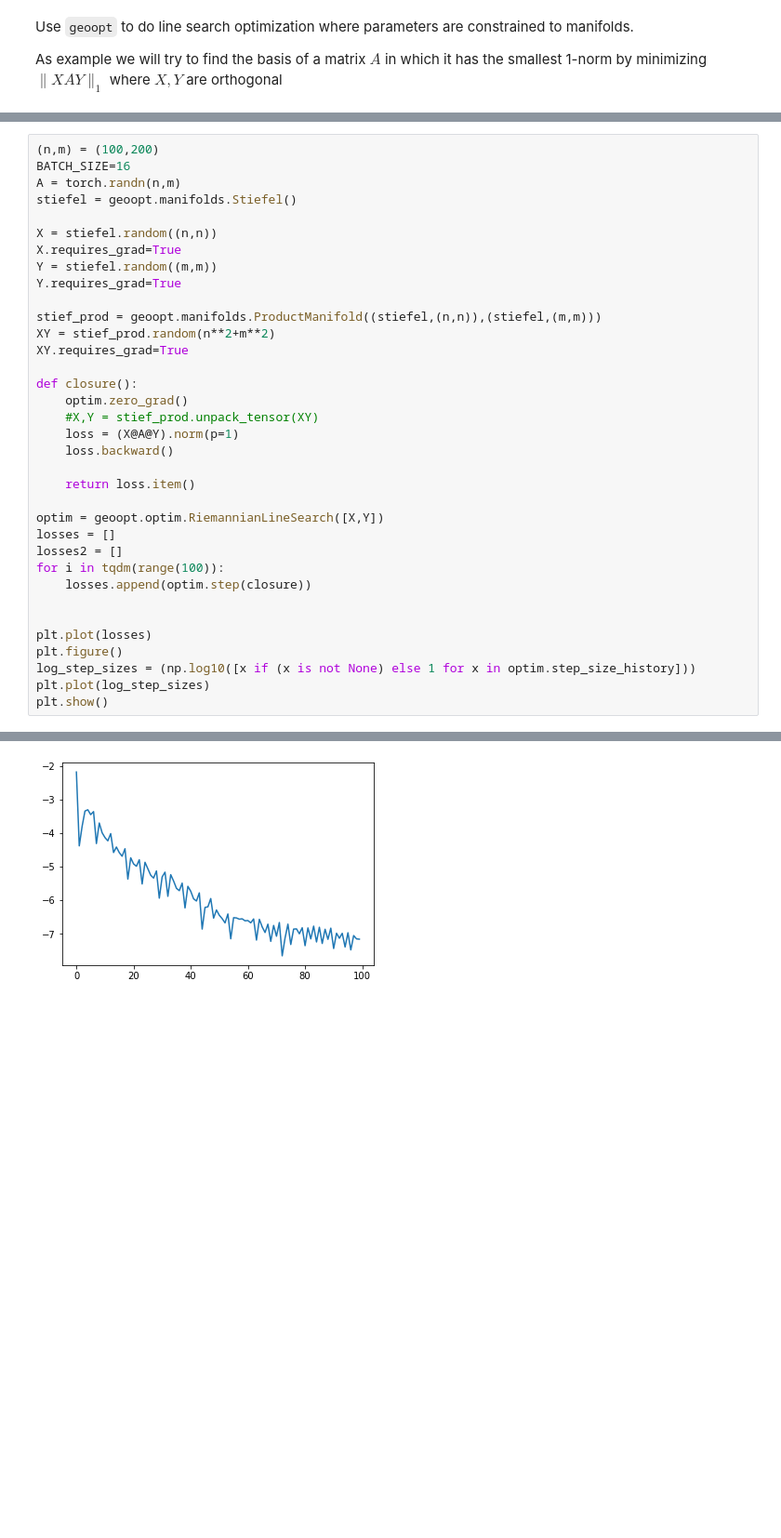
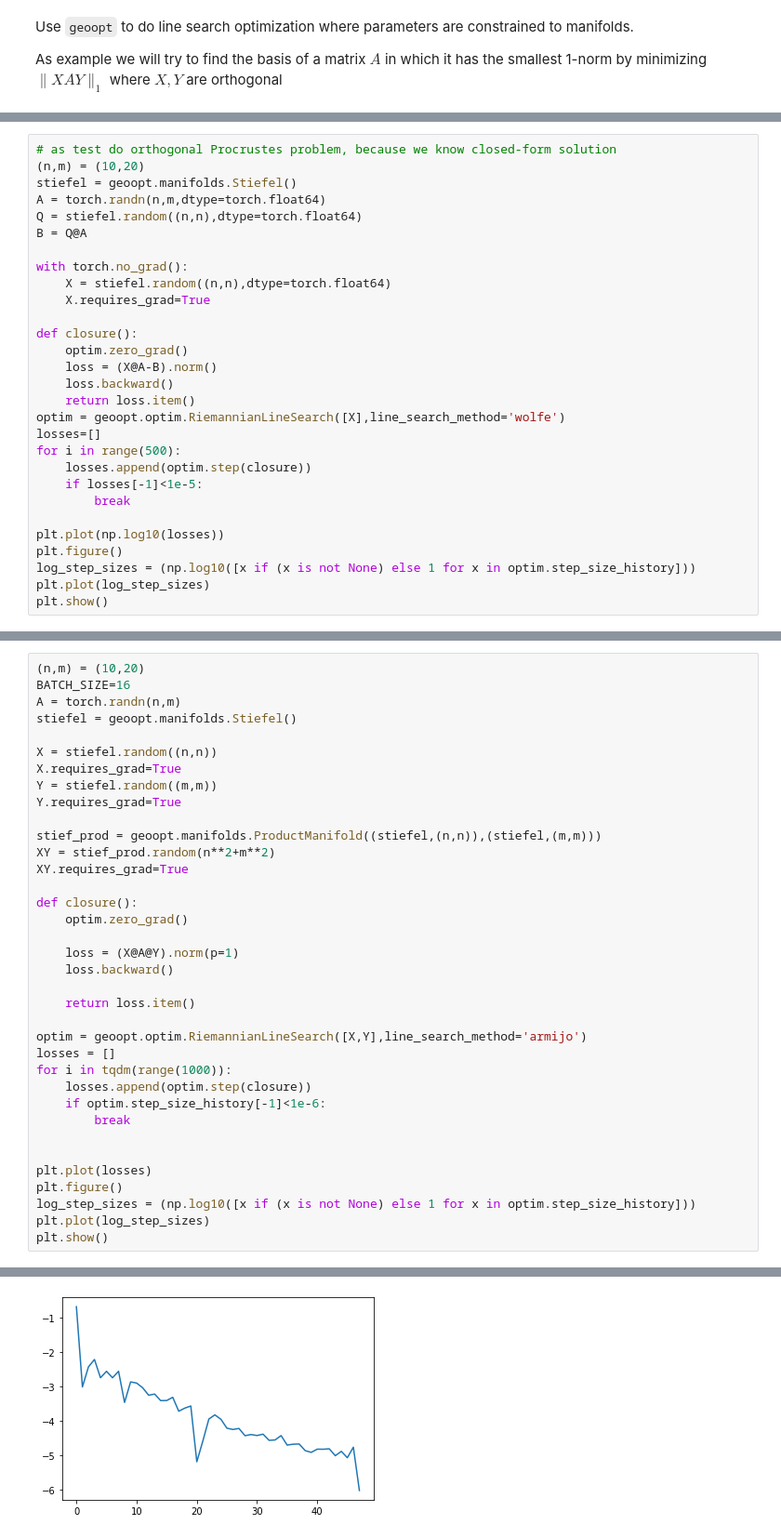
Before and after one commit to geoopt/geoopt, a Jupyter notebook: examples/rwolfe_example.ipynb, the cells around one changed output, grey strips where cells are left out. Shown at 93% size. Saved outputs shown, nothing was run; the diff lists cells and outputs as text; blank space fills up the shorter version.

Commit message:
armijo line search

```diff
--- a/examples/rwolfe_example.ipynb
+++ b/examples/rwolfe_example.ipynb
@@ -23,0 +44,29 @@ tensor([ 0.1868,  0.7682, -0.0173,  0.2014, -0.2030, -0.1657,  0.1260,  0.2578,
+# %%
+# as test do orthogonal Procrustes problem, because we know closed-form solution
+(n,m) = (10,20)
+stiefel = geoopt.manifolds.Stiefel()
+A = torch.randn(n,m,dtype=torch.float64)
+Q = stiefel.random((n,n),dtype=torch.float64)
+B = Q@A
+
+with torch.no_grad():
+    X = stiefel.random((n,n),dtype=torch.float64)
+    X.requires_grad=True
+
+def closure():
+    optim.zero_grad()
+    loss = (X@A-B).norm()
+    loss.backward()
+    return loss.item()
+optim = geoopt.optim.RiemannianLineSearch([X],line_search_method='wolfe')
+losses=[]
+for i in range(500):
+    losses.append(optim.step(closure))
+    if losses[-1]<1e-5:
+        break
+
+plt.plot(np.log10(losses))
+plt.figure()
+log_step_sizes = (np.log10([x if (x is not None) else 1 for x in optim.step_size_history]))
+plt.plot(log_step_sizes)
+plt.show()
@@ -24,5 +80,5 @@ tensor([ 0.1868,  0.7682, -0.0173,  0.2014, -0.2030, -0.1657,  0.1260,  0.2578,
 # %%
-(n,m) = (100,200)
+(n,m) = (10,20)
 BATCH_SIZE=16
 A = torch.randn(n,m)
 stiefel = geoopt.manifolds.Stiefel()
@@ -38,17 +94,18 @@ XY.requires_grad=True
 
 def closure():
     optim.zero_grad()
-    #X,Y = stief_prod.unpack_tensor(XY)
+
     loss = (X@A@Y).norm(p=1)
     loss.backward()
 
     return loss.item()
 
-optim = geoopt.optim.RiemannianLineSearch([X,Y])
+optim = geoopt.optim.RiemannianLineSearch([X,Y],line_search_method='armijo')
 losses = []
-losses2 = []
-for i in tqdm(range(100)):
+for i in tqdm(range(1000)):
     losses.append(optim.step(closure))
+    if optim.step_size_history[-1]<1e-6:
+        break
 
 
 plt.plot(losses)
@@ -61,4 +118,4 @@ plt.show()
-[figure, old version]
+[figure, new version]
 # %%
 optim.derphi_(0.1)
 # %% [output]
```
Also changed, not shown: parts of 6 cells of this notebook, 2 other files.
